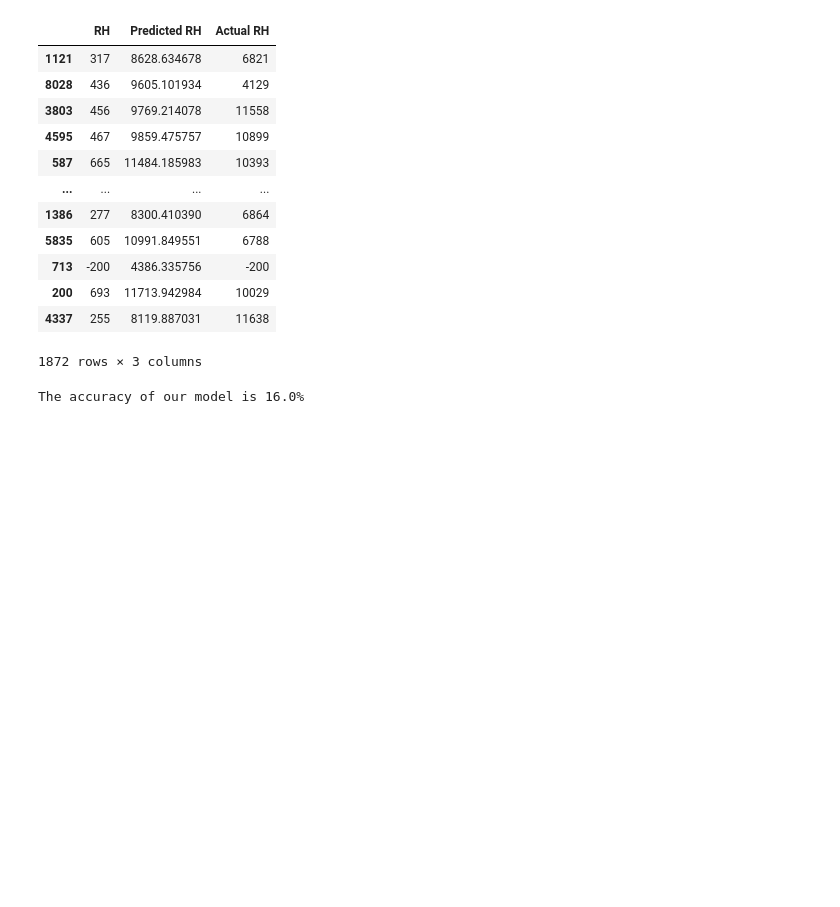
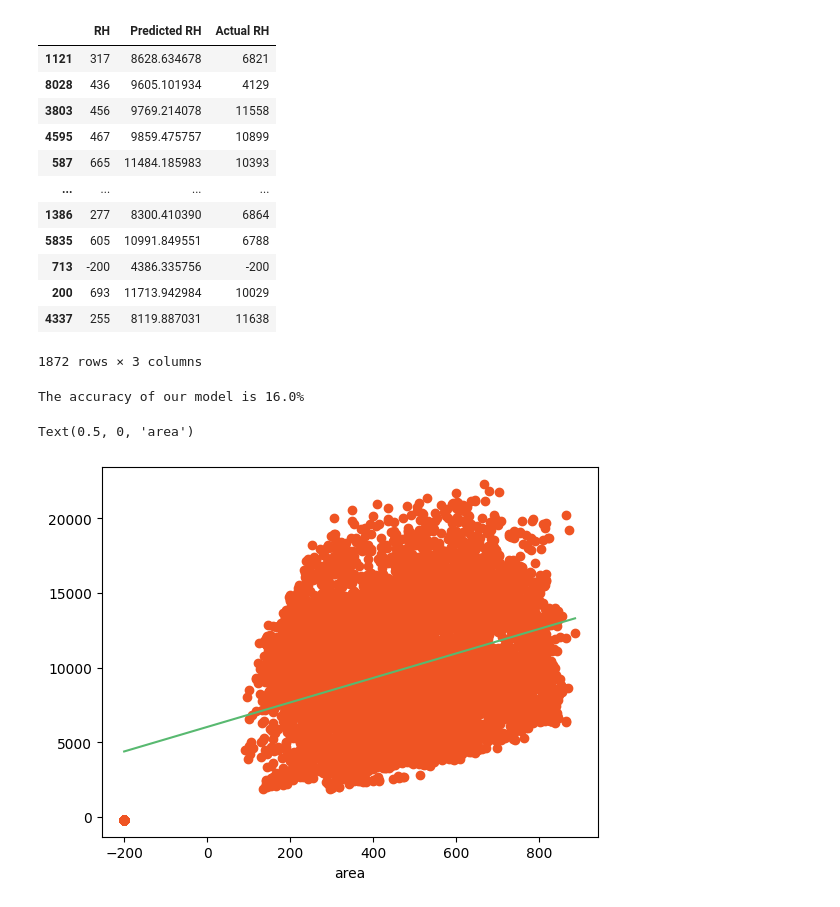
Before and after one commit to SinglaKrishan/Air_Quality, a Jupyter notebook: Air_Quality.ipynb, the cells around one changed output. Saved outputs shown, nothing was run; the diff lists cells and outputs as text; code cells hidden in the pictures; blank space fills up the shorter version.

```diff
--- a/Air_Quality.ipynb
+++ b/Air_Quality.ipynb
@@ -291,3 +291,14 @@ score =r2_score(y_test,Y_pred)
 print("The accuracy of our model is {}%".format(round(score,2)*100))
 # %% [output]
 The accuracy of our model is 16.0%
+# %%
+max_x = np.max(X)
+min_x = np.min(X)
+x = np.linspace(min_x, max_x)
+y = intercept + slope * x
+plt.plot(x,y,color='#58b970',label='Regression Line')
+plt.scatter(X,Y,c='#ef5423',label='Data Points')
+plt.xlabel('area')
+# %% [output]
+Text(0.5, 0, 'area')
+[figure, added]
```
